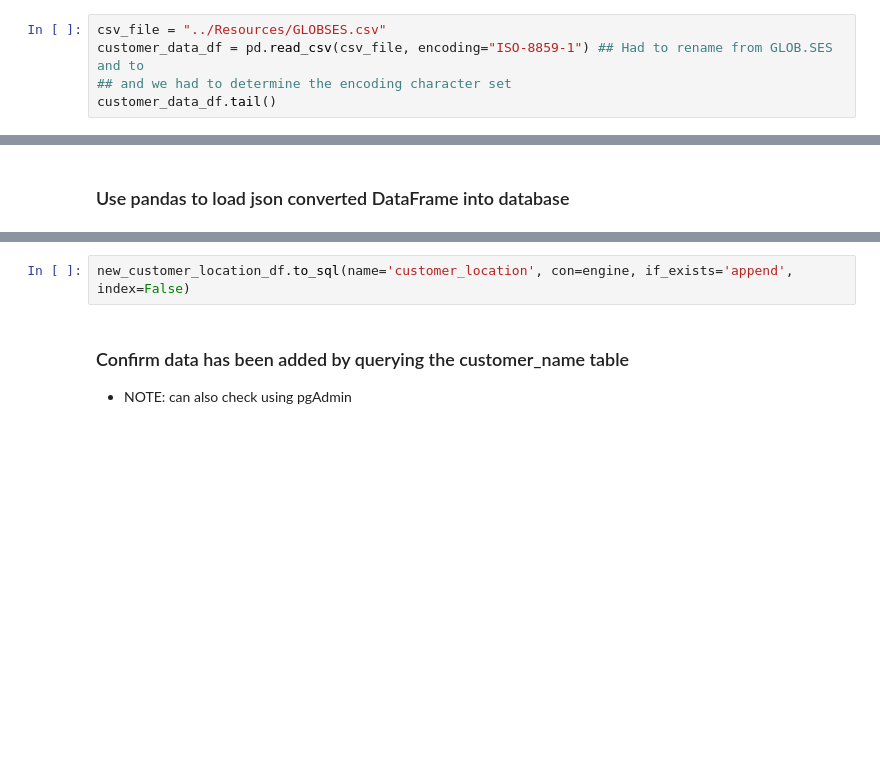
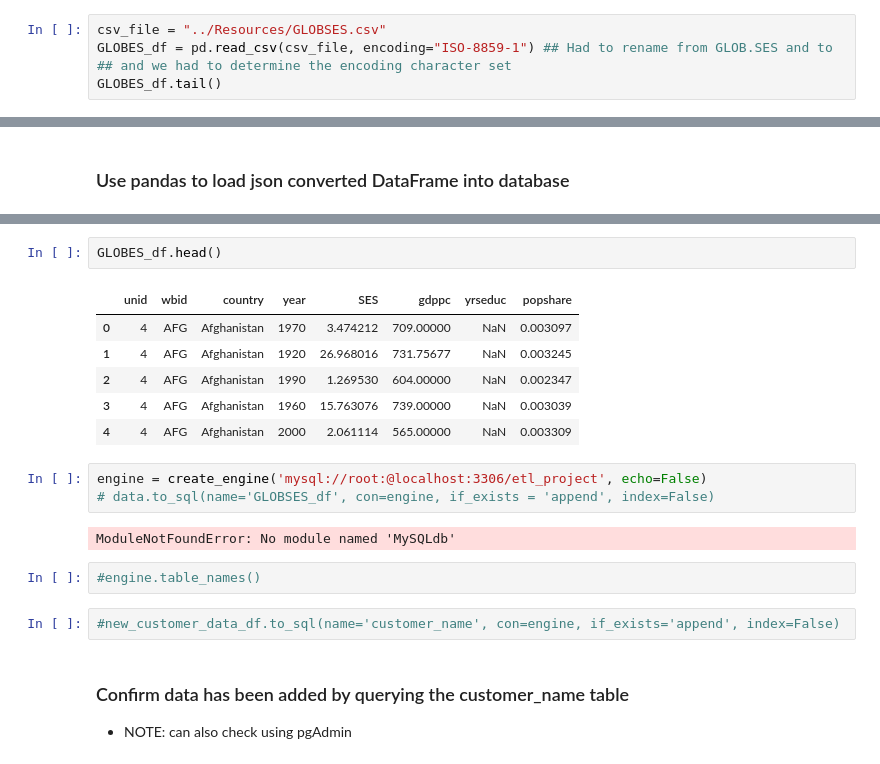
Before and after one commit to siwoolee44/ETLProject_Team15, a Jupyter notebook: etl_project.ipynb, the cells around one changed output, grey strips where cells are left out. Saved outputs shown, nothing was run; the diff lists cells and outputs as text; blank space fills up the shorter version.

```diff
--- a/etl_project.ipynb
+++ b/etl_project.ipynb
@@ -69,9 +71,9 @@ WorldCups.tail()
 #worldCup_df.head()
 # %%
 csv_file = "../Resources/GLOBSES.csv"
-customer_data_df = pd.read_csv(csv_file, encoding="ISO-8859-1") ## Had to rename from GLOB.SES and to
+GLOBES_df = pd.read_csv(csv_file, encoding="ISO-8859-1") ## Had to rename from GLOB.SES and to
 ## and we had to determine the encoding character set
-customer_data_df.tail()
+GLOBES_df.tail()
 # %% [output]
 |  | unid | wbid | country | year | SES | gdppc | yrseduc | popshare |
 | 2081 | 716 | ZWE | Zimbabwe | 1940 | 52.746567 | 813.0000 | NaN | 0.001113 |
@@ -135,5 +148,21 @@ unable to rollback
+# %%
+GLOBES_df.head()
+# %% [output]
+|  | unid | wbid | country | year | SES | gdppc | yrseduc | popshare |
+| 0 | 4 | AFG | Afghanistan | 1970 | 3.474212 | 709.00000 | NaN | 0.003097 |
+| 1 | 4 | AFG | Afghanistan | 1920 | 26.968016 | 731.75677 | NaN | 0.003245 |
+| 2 | 4 | AFG | Afghanistan | 1990 | 1.269530 | 604.00000 | NaN | 0.002347 |
+| 3 | 4 | AFG | Afghanistan | 1960 | 15.763076 | 739.00000 | NaN | 0.003039 |
+| 4 | 4 | AFG | Afghanistan | 2000 | 2.061114 | 565.00000 | NaN | 0.003309 |
+# %%
+engine = create_engine('mysql://root:@localhost:3306/etl_project', echo=False)
+# data.to_sql(name='GLOBSES_df', con=engine, if_exists = 'append', index=False)
+# %% [output]
+ModuleNotFoundError: No module named 'MySQLdb'
+# %%
+#engine.table_names()
 # %%
-new_customer_location_df.to_sql(name='customer_location', con=engine, if_exists='append', index=False)
+#new_customer_data_df.to_sql(name='customer_name', con=engine, if_exists='append', index=False)
 # %% [markdown]
 ### Confirm data has been added by querying the customer_name table
 * NOTE: can also check using pgAdmin
```
Also changed, not shown: parts of 11 cells of this notebook.
